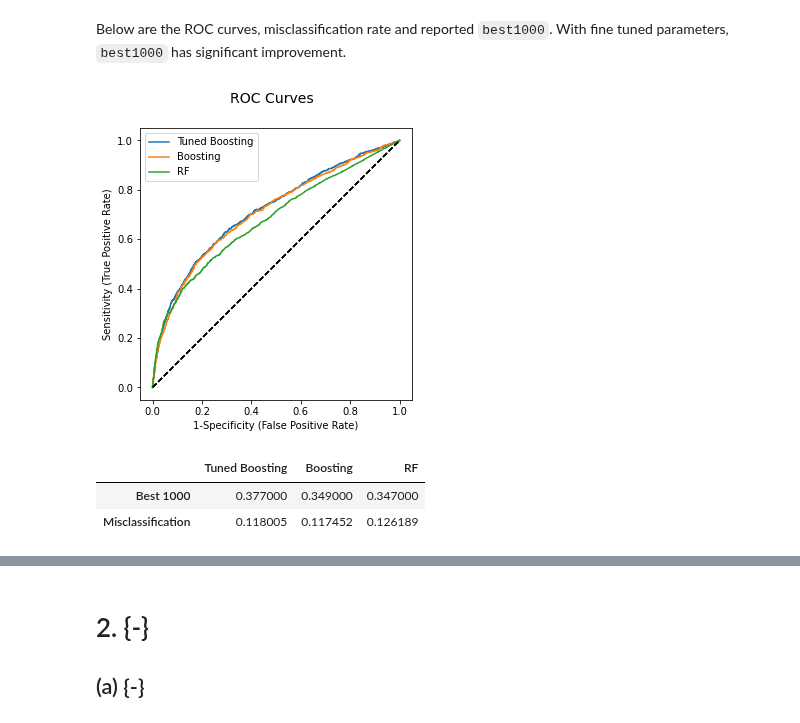
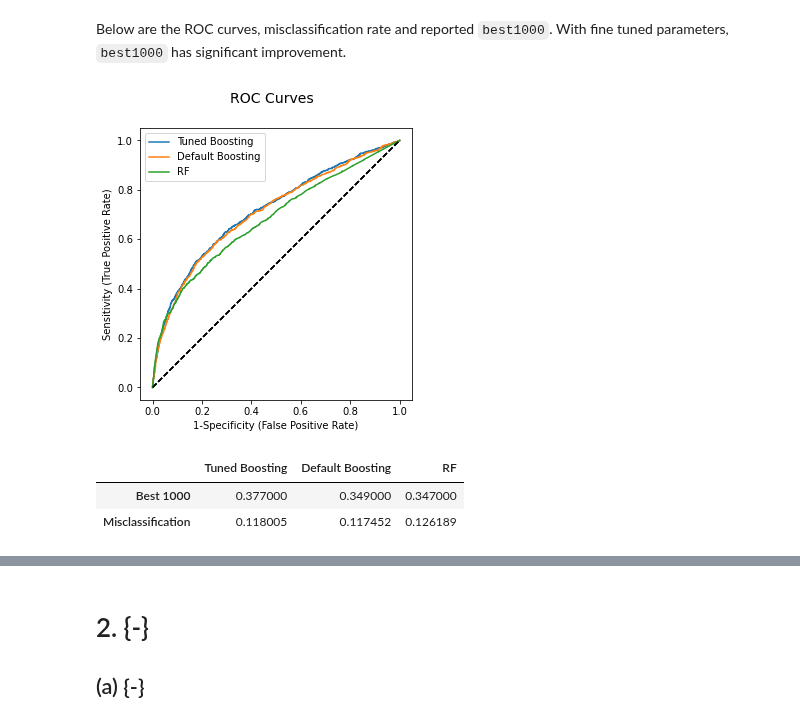
Before and after one commit to beginnerSC/mscf_hw_spring, a Jupyter notebook: ML II/2/Homework #2.ipynb, the cells around one changed output, grey strips where cells are left out. Saved outputs shown, nothing was run; the diff lists cells and outputs as text; code cells hidden in the pictures.

```diff
--- a/ML II/2/Homework #2.ipynb
+++ b/ML II/2/Homework #2.ipynb
@@ -391,31 +398,31 @@
 # %%
 from sklearn.metrics import accuracy_score, roc_curve
 import matplotlib.pyplot as plt
 
 predict_proba_tuned_bst = tuned_bst.predict(test_dm)
 predict_proba_bst = default_bst.predict(test_dm)
 predict_proba_rf = rf.predict_proba(X_test)[:, 1]
 
 predict_proba_map = {
     'Tuned Boosting': predict_proba_tuned_bst,
-    'Boosting': predict_proba_bst,
+    'Default Boosting': predict_proba_bst,
     'RF': predict_proba_rf}
 
 fig, ax = plt.subplots(1, 1, figsize=(5, 5))
 
 for name, predict_proba in predict_proba_map.items():
     fpr, tpr, _ = roc_curve(y_test, predict_proba)
     ax.plot(fpr, tpr, label=name)
     ax.plot([0, 1], [0, 1], 'k--')
     ax.set( aspect=1,
             xlabel='1-Specificity (False Positive Rate)',
             ylabel='Sensitivity (True Positive Rate)')
 
 fig.suptitle('ROC Curves', fontsize=14)
 plt.legend()
 plt.show()
 # %% [output]
-[figure, old version]
+[figure, new version]
 # %%
 from pandas import DataFrame
 
@@ -433,6 +440,6 @@ for name, predict_proba in predict_proba_map.items():
 
 DataFrame(res, index=['Best 1000', 'Misclassification'])
 # %% [output]
-|  | Tuned Boosting | Boosting | RF |
+|  | Tuned Boosting | Default Boosting | RF |
 | Best 1000 | 0.377000 | 0.349000 | 0.347000 |
 | Misclassification | 0.118005 | 0.117452 | 0.126189 |
```
Also changed, not shown: parts of 8 cells of this notebook.
